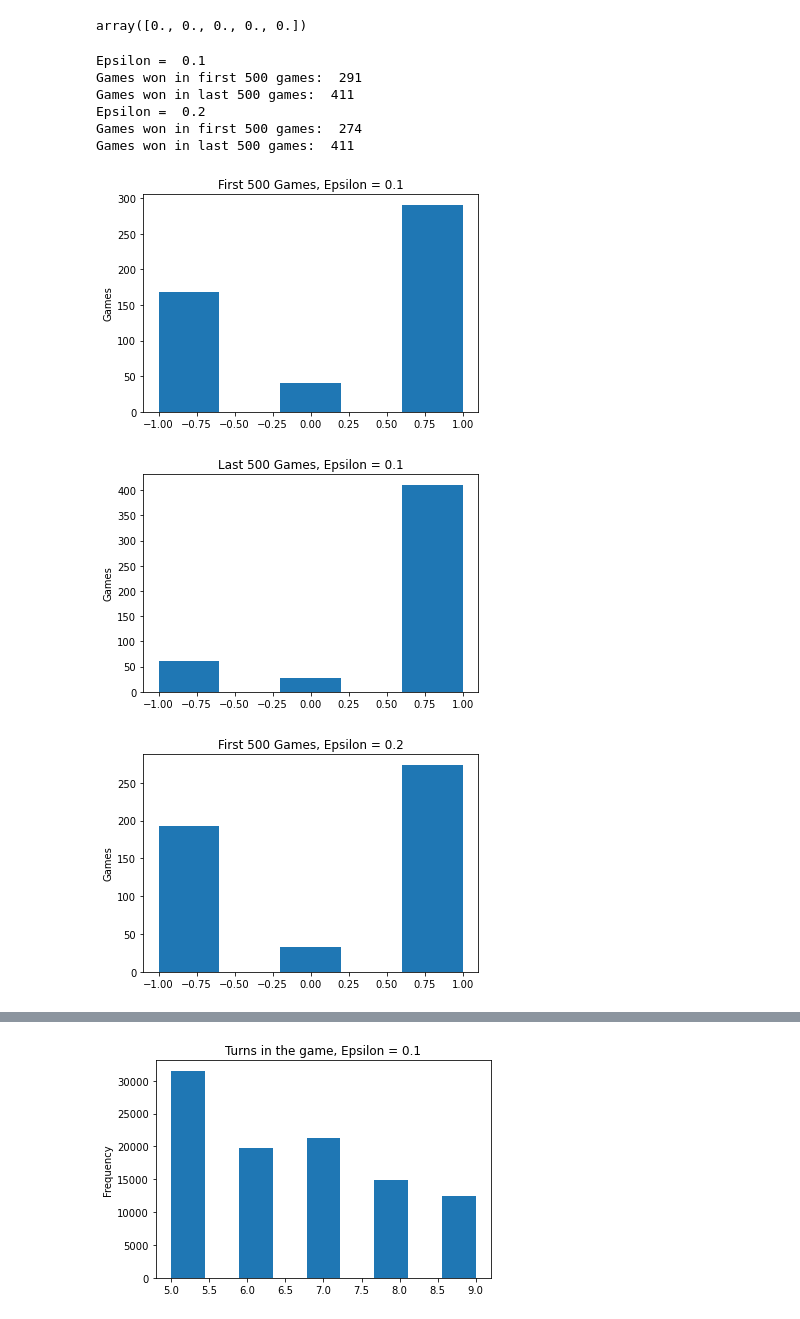
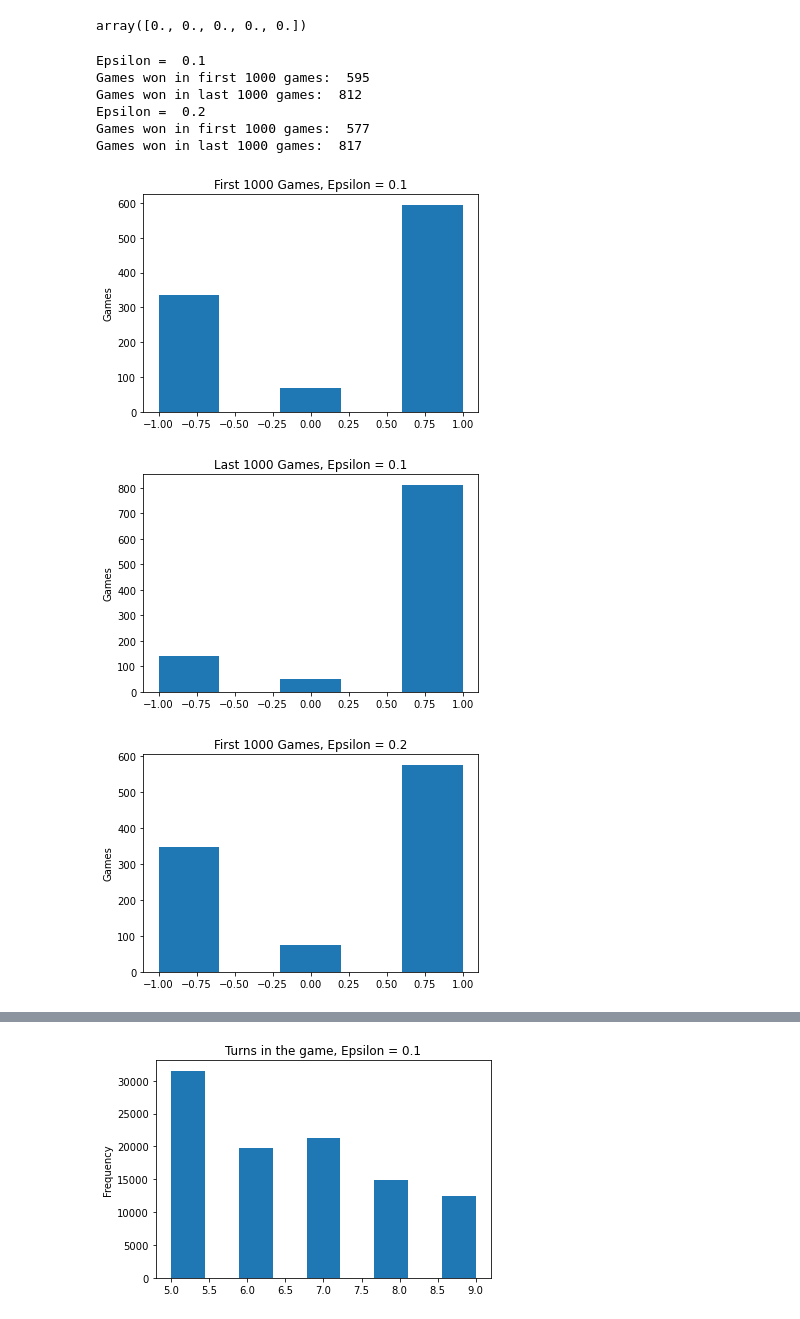
Before and after one commit to drich83/TicTacToe-ReinforcementLearning, a Jupyter notebook: TicTacToeTrialRun.ipynb, the cells around one changed output, grey strips where cells are left out. Drawn from its saved outputs; the diff is of its cells as text; code cells hidden in the pictures.

```diff
--- a/TicTacToeTrialRun.ipynb
+++ b/TicTacToeTrialRun.ipynb
@@ -257,34 +257,34 @@ for epsilon in epsilons:
 # %%
 for epsilon in results:
     print("Epsilon = ", epsilon)
-    print("Games won in first 500 games: ", np.sum(results[epsilon]["reward"][:500] == 1))
-    print("Games won in last 500 games: ", np.sum(results[epsilon]["reward"][-500:] == 1))
+    print("Games won in first 1000 games: ", np.sum(results[epsilon]["reward"][:1000] == 1))
+    print("Games won in last 1000 games: ", np.sum(results[epsilon]["reward"][-1000:] == 1))
 # %% [output]
 Epsilon =  0.1
-Games won in first 500 games:  291
-Games won in last 500 games:  411
+Games won in first 1000 games:  595
+Games won in last 1000 games:  812
 Epsilon =  0.2
-Games won in first 500 games:  274
-Games won in last 500 games:  411
+Games won in first 1000 games:  577
+Games won in last 1000 games:  817
 # %%
-plt.hist(results[0.1]["reward"][:500], bins=5)
-plt.title("First 500 Games, Epsilon = 0.1")
+plt.hist(results[0.1]["reward"][:1000], bins=5)
+plt.title("First 1000 Games, Epsilon = 0.1")
 plt.ylabel("Games")
 plt.show()
 # %% [output]
-[figure, old version]
+[figure, new version]
 # %%
-plt.hist(results[0.1]["reward"][-500:], bins=5)
-plt.title("Last 500 Games, Epsilon = 0.1")
+plt.hist(results[0.1]["reward"][-1000:], bins=5)
+plt.title("Last 1000 Games, Epsilon = 0.1")
 plt.ylabel("Games")
 plt.show()
 # %% [output]
-[figure, old version]
+[figure, new version]
 # %%
-plt.hist(results[0.2]["reward"][:500], bins=5)
-plt.title("First 500 Games, Epsilon = 0.2")
+plt.hist(results[0.2]["reward"][:1000], bins=5)
+plt.title("First 1000 Games, Epsilon = 0.2")
 plt.ylabel("Games")
 plt.show()
 # %% [output]
-[figure, old version]
+[figure, new version]
 # %%
```
Also changed, not shown: parts of 1 cell of this notebook.
